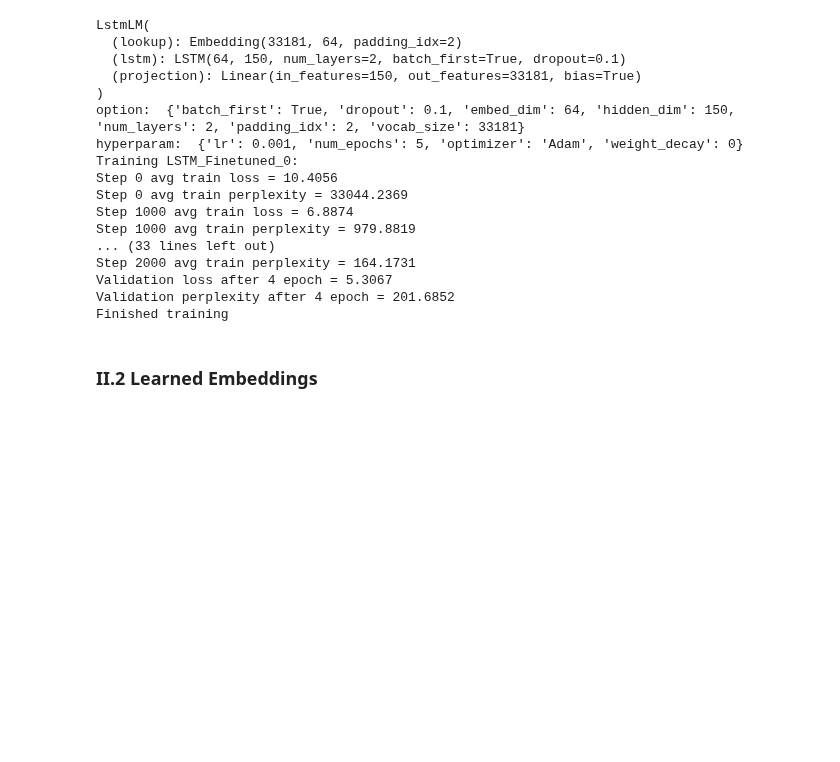
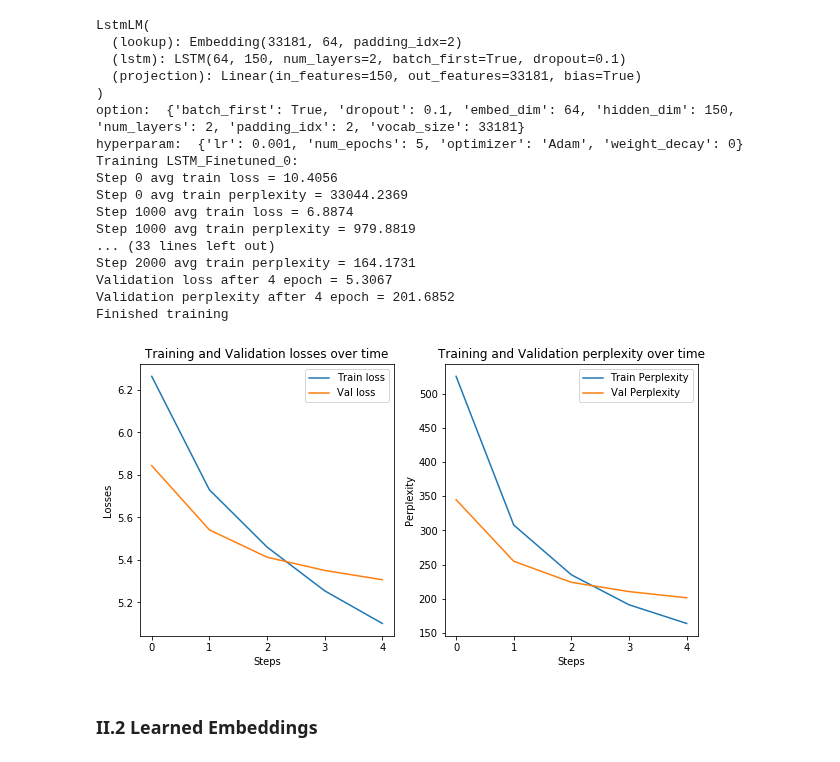
Before and after one commit to nimiw0821/DS-GA_1011_NLP, a Jupyter notebook: HW2/lm_homework.ipynb, the cells around one changed output. Cells and saved outputs as stored; diff of their text form; code cells hidden in the pictures; blank space fills up the shorter version.

```diff
--- a/HW2/lm_homework.ipynb
+++ b/HW2/lm_homework.ipynb
@@ -616,6 +627,10 @@ Step 2000 avg train perplexity = 164.1731
 Validation loss after 4 epoch = 5.3067
 Validation perplexity after 4 epoch = 201.6852
 Finished training
+# %%
+plot_loss(finetune_lstm_losses)
+# %% [output]
+[figure, added]
 # %%
 # find best comb (lowest validation loss)
 # sorted(finetune_res.items(), key=lambda x: x[1][1][-1][1])[0]
```
Also changed, not shown: parts of 6 cells of this notebook.
